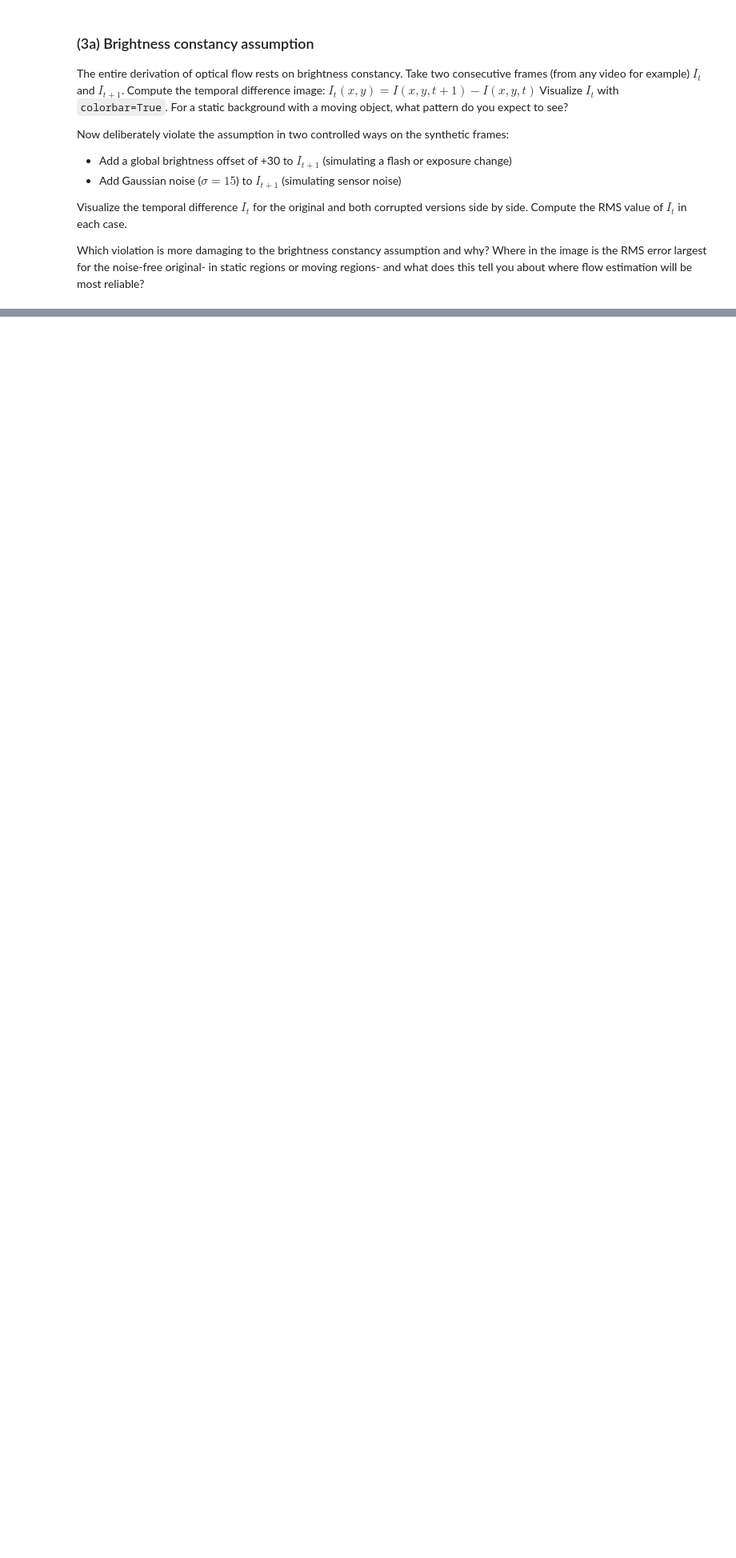
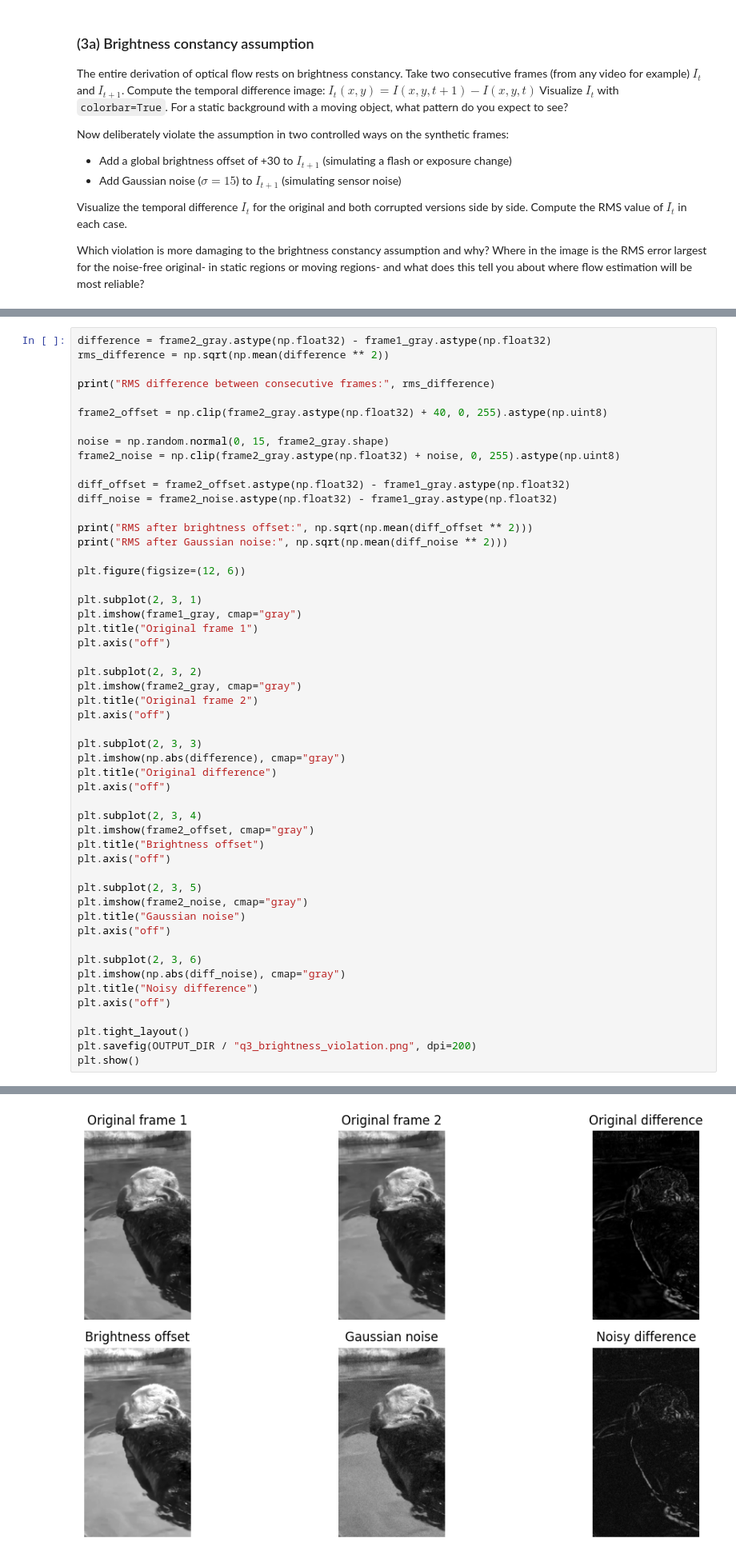
Before and after one commit to eattar/2DIP, a Jupyter notebook: Exercise_3/exercise_3.ipynb, the cells around one changed output, grey strips where cells are left out. Shown at 80% size. Cells and saved outputs as stored; diff of their text form; blank space fills up the shorter version.

```diff
--- a/Exercise_3/exercise_3.ipynb
+++ b/Exercise_3/exercise_3.ipynb
@@ -501,0 +642,53 @@ Which violation is more damaging to the brightness constancy assumption and why?
+# %%
+difference = frame2_gray.astype(np.float32) - frame1_gray.astype(np.float32)
+rms_difference = np.sqrt(np.mean(difference ** 2))
+
+print("RMS difference between consecutive frames:", rms_difference)
+
+frame2_offset = np.clip(frame2_gray.astype(np.float32) + 40, 0, 255).astype(np.uint8)
+
+noise = np.random.normal(0, 15, frame2_gray.shape)
+frame2_noise = np.clip(frame2_gray.astype(np.float32) + noise, 0, 255).astype(np.uint8)
+
+diff_offset = frame2_offset.astype(np.float32) - frame1_gray.astype(np.float32)
+diff_noise = frame2_noise.astype(np.float32) - frame1_gray.astype(np.float32)
+
+print("RMS after brightness offset:", np.sqrt(np.mean(diff_offset ** 2)))
+print("RMS after Gaussian noise:", np.sqrt(np.mean(diff_noise ** 2)))
+
+plt.figure(figsize=(12, 6))
+
+plt.subplot(2, 3, 1)
+plt.imshow(frame1_gray, cmap="gray")
+plt.title("Original frame 1")
+plt.axis("off")
+
+plt.subplot(2, 3, 2)
+plt.imshow(frame2_gray, cmap="gray")
+plt.title("Original frame 2")
+plt.axis("off")
+
+plt.subplot(2, 3, 3)
+plt.imshow(np.abs(difference), cmap="gray")
+plt.title("Original difference")
+plt.axis("off")
+
+plt.subplot(2, 3, 4)
+plt.imshow(frame2_offset, cmap="gray")
+plt.title("Brightness offset")
+plt.axis("off")
+
+plt.subplot(2, 3, 5)
+plt.imshow(frame2_noise, cmap="gray")
+plt.title("Gaussian noise")
+plt.axis("off")
+
+plt.subplot(2, 3, 6)
+plt.imshow(np.abs(diff_noise), cmap="gray")
+plt.title("Noisy difference")
+plt.axis("off")
+
+plt.tight_layout()
+plt.savefig(OUTPUT_DIR / "q3_brightness_violation.png", dpi=200)
+plt.show()
+# %% [output]
@@ -502,3 +698,4 @@ Which violation is more damaging to the brightness constancy assumption and why?
+[figure, added]
 # %% [markdown]
 ### (3b) Lucas-Kanade
 
```
Also changed, not shown: parts of 15 cells of this notebook, 5 other files.
